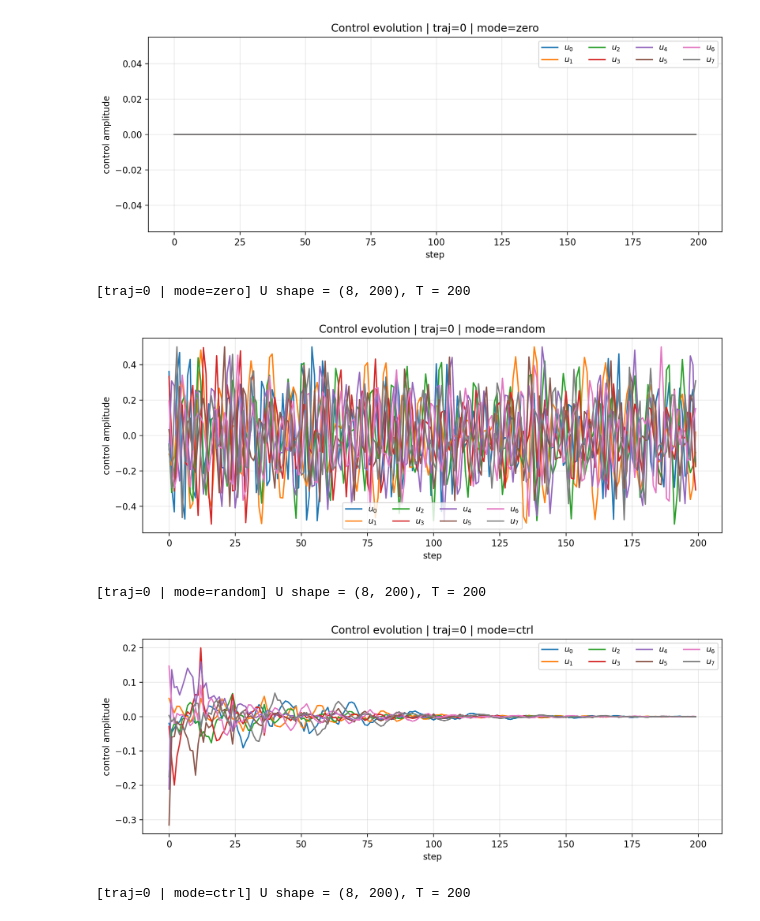
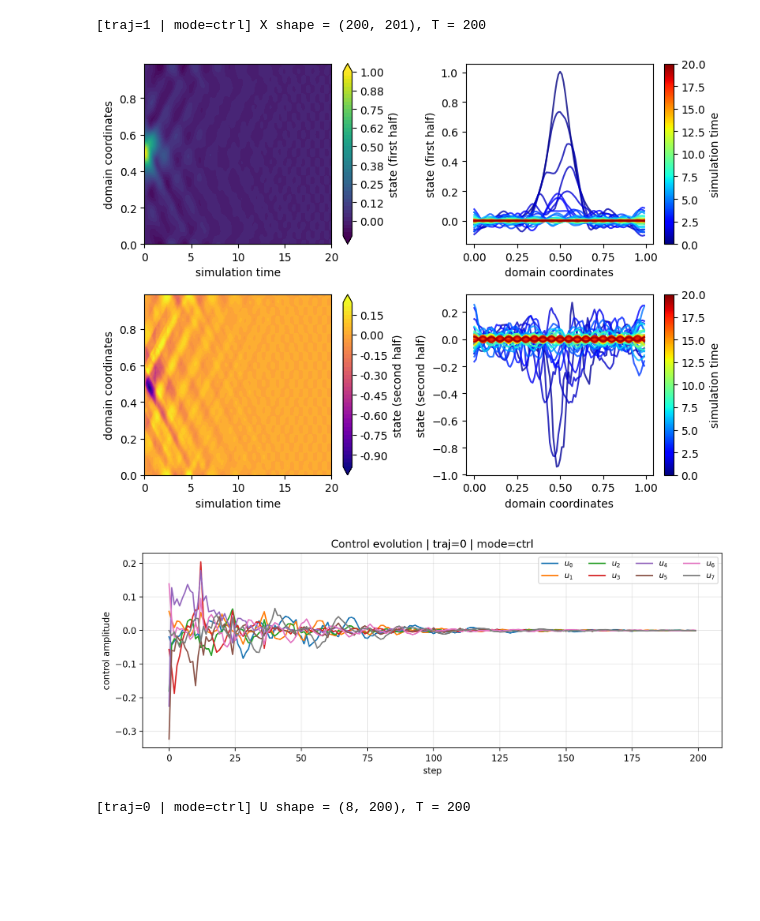
Before and after one commit to SOLARIS-JHU/controlgym, a Jupyter notebook: linearPDE_data_gen.ipynb, the cells around one changed output. Cells and saved outputs as stored; diff of their text form; code cells hidden in the pictures; blank space fills up the shorter version.

Commit message:
Changes to run the script and notebooks in zero, random, ctrl separately

```diff
--- a/linearPDE_data_gen.ipynb
+++ b/linearPDE_data_gen.ipynb
@@ -294,16 +391,16 @@ Generated keys: ['init_states', 'X', 'U', 'U_field', 'R', 'T', 'traj_times_sec',
 # %%
-# 2) Check shapes of 2 random trajectories
+# 2) Check shapes of 2 sampled trajectories
 import numpy as np
 
 rng = np.random.default_rng(42)
-idxs = rng.choice(data["X"]["zero"].shape[0], size=2, replace=False)
+idxs = rng.choice(data["init_states"].shape[0], size=min(2, data["init_states"].shape[0]), replace=False)
 
 for i in idxs:
     print(f"\nTrajectory {i}")
-    for mode in DATASET_MODES:
-        print(f"X[{mode}]:", data["X"][mode][i].shape)
-        print(f"U[{mode}]:", data["U"][mode][i].shape)
-        print(f"U_field[{mode}]:", data["U_field"][mode][i].shape)
-        print(f"T[{mode}]:", data["T"][mode][i])
+    for mode in data["dataset_modes"]:
+        print(f"X[{mode}] :", data["X"][mode][i].shape)
+        print(f"U[{mode}] :", data["U"][mode][i].shape)
+        print(f"U_field[{mode}] :", data["U_field"][mode][i].shape)
+        print(f"T[{mode}] :", data["T"][mode][i])
 # %% [output]
 Trajectory 0
@@ -329,9 +420,10 @@ from controlgym.helpers.plotting import _plot_pde, _plot_coupled_pde
 import matplotlib.pyplot as plt
 
 
-def _validate_dataset_mode(mode: str) -> None:
-    if mode not in DATASET_MODES:
-        raise ValueError(f"mode must be one of {DATASET_MODES}.")
+def _validate_dataset_mode(data, mode: str) -> None:
+    available_modes = tuple(data.get("dataset_modes", DATASET_MODES))
+    if mode not in available_modes:
+        raise ValueError(f"mode must be one of {available_modes}.")
 
 
 def _plot_single_from_data(data, traj_idx: int, mode: str, contour=True, surface3d=False, dpi=300):
@@ -339,9 +431,9 @@ def _plot_single_from_data(data, traj_idx: int, mode: str, contour=True, surface
     Plot one trajectory from `data` in the same style as gym.save(...).
 
     mode:
-        "zero", "random", or "ctrl"
+        one of data["dataset_modes"]
     """
-    _validate_dataset_mode(mode)
+    _validate_dataset_mode(data, mode)
 
     env_kwargs = dict(data.get("env_kwargs", {}))
     env = gym.make(data["env_id"], **env_kwargs)
@@ -381,9 +473,9 @@ def _plot_controls_from_data(data, traj_idx: int, mode: str, dpi=300):
     Plot all actuator control signals over time for one trajectory from `data`.
 
     mode:
-        "zero", "random", or "ctrl"
+        one of data["dataset_modes"]
     """
-    _validate_dataset_mode(mode)
+    _validate_dataset_mode(data, mode)
 
     T = int(data["T"][mode][traj_idx])
     U = data["U"][mode][traj_idx, :, :T]  # (n_action, T)
@@ -423,16 +497,23 @@ _plot_single_from_data(data, int(traj_idx), mode="ctrl", contour=contour, surfac
+# %%
+# Preview state trajectories before generating the large dataset
+traj_idx = 1
+contour = True
+surface3d = False
+dpi = 200
+
+for mode in data["dataset_modes"]:
+    _plot_single_from_data(data, int(traj_idx), mode=mode, contour=contour, surface3d=surface3d, dpi=dpi)
+# %% [output]
+[traj=1 | mode=ctrl] X shape = (200, 201), T = 200
+[figure, added]
 # %%
 # Preview actuator trajectories before generating the large dataset
 traj_idx = 0
-_plot_controls_from_data(data, traj_idx=traj_idx, mode="zero", dpi=200)
-_plot_controls_from_data(data, traj_idx=traj_idx, mode="random", dpi=200)
-_plot_controls_from_data(data, traj_idx=traj_idx, mode="ctrl", dpi=200)
+for mode in data["dataset_modes"]:
+    _plot_controls_from_data(data, traj_idx=traj_idx, mode=mode, dpi=200)
 # %% [output]
-[figure, old version]
+[figure, new version]
-[traj=0 | mode=zero] U shape = (8, 200), T = 200
+[traj=0 | mode=ctrl] U shape = (8, 200), T = 200
-[figure, removed]
-[traj=0 | mode=random] U shape = (8, 200), T = 200
-[figure, removed]
-[traj=0 | mode=ctrl] U shape = (8, 200), T = 200
 # %%
 import json
 
```
Also changed, not shown: parts of 20 cells of this notebook, 2 other files.
